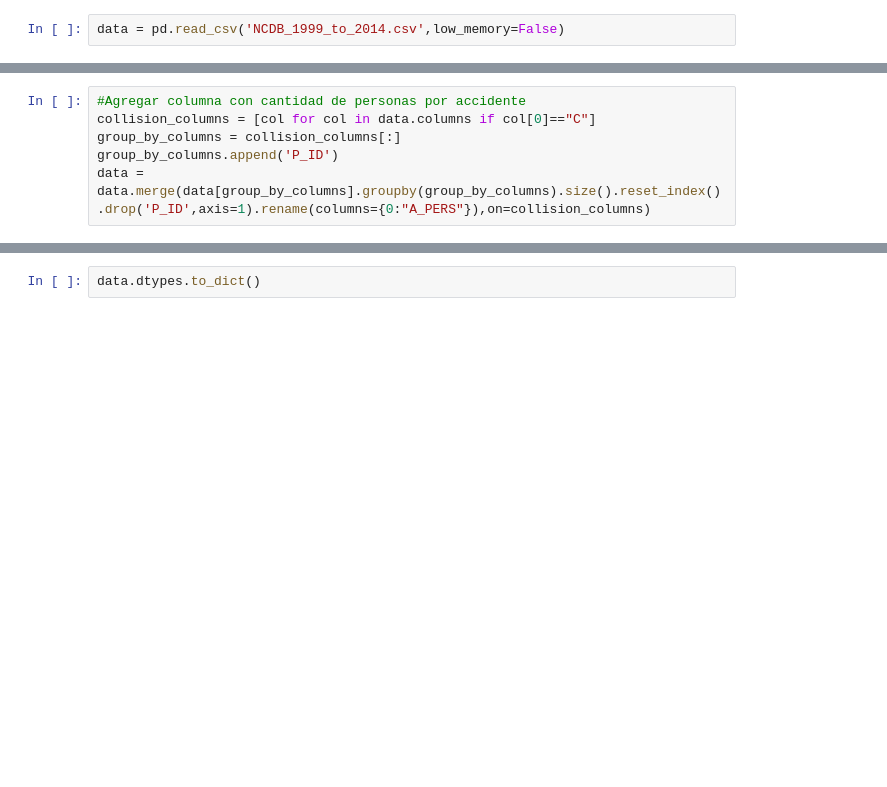
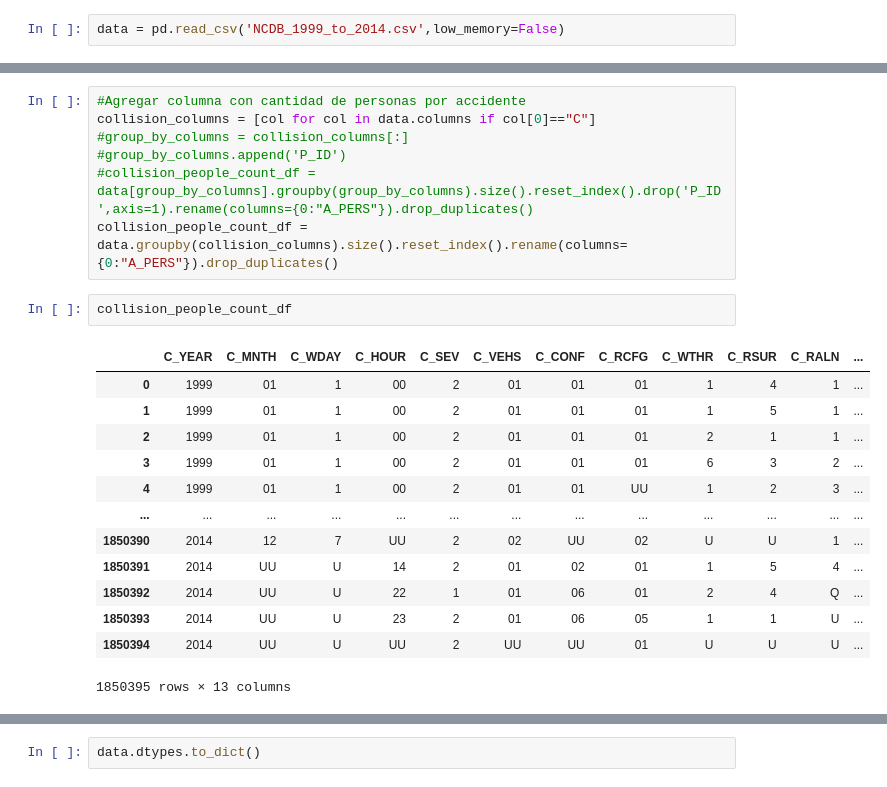
Before and after one commit to Randy03/cunef_ml_canadian_crash, a Jupyter notebook: EDA.ipynb, the cells around one changed output, grey strips where cells are left out. Saved outputs shown, nothing was run; the diff lists cells and outputs as text; blank space fills up the shorter version.

Commit message:
row count fix

```diff
--- a/EDA.ipynb
+++ b/EDA.ipynb
@@ -21,6 +27,23 @@ data.head()
 # %%
 #Agregar columna con cantidad de personas por accidente
 collision_columns = [col for col in data.columns if col[0]=="C"]
-group_by_columns = collision_columns[:]
-group_by_columns.append('P_ID')
-data = data.merge(data[group_by_columns].groupby(group_by_columns).size().reset_index().drop('P_ID',axis=1).rename(columns={0:"A_PERS"}),on=collision_columns)
+#group_by_columns = collision_columns[:]
+#group_by_columns.append('P_ID')
+#collision_people_count_df = data[group_by_columns].groupby(group_by_columns).size().reset_index().drop('P_ID',axis=1).rename(columns={0:"A_PERS"}).drop_duplicates()
+collision_people_count_df = data.groupby(collision_columns).size().reset_index().rename(columns={0:"A_PERS"}).drop_duplicates()
+# %%
+collision_people_count_df
+# %% [output]
+|  | C_YEAR | C_MNTH | C_WDAY | C_HOUR | C_SEV | C_VEHS | C_CONF | C_RCFG | C_WTHR | C_RSUR | C_RALN | ... |
+| 0 | 1999 | 01 | 1 | 00 | 2 | 01 | 01 | 01 | 1 | 4 | 1 | ... |
+| 1 | 1999 | 01 | 1 | 00 | 2 | 01 | 01 | 01 | 1 | 5 | 1 | ... |
+| 2 | 1999 | 01 | 1 | 00 | 2 | 01 | 01 | 01 | 2 | 1 | 1 | ... |
+| 3 | 1999 | 01 | 1 | 00 | 2 | 01 | 01 | 01 | 6 | 3 | 2 | ... |
+| 4 | 1999 | 01 | 1 | 00 | 2 | 01 | 01 | UU | 1 | 2 | 3 | ... |
+| ... | ... | ... | ... | ... | ... | ... | ... | ... | ... | ... | ... | ... |
+| 1850390 | 2014 | 12 | 7 | UU | 2 | 02 | UU | 02 | U | U | 1 | ... |
+| 1850391 | 2014 | UU | U | 14 | 2 | 01 | 02 | 01 | 1 | 5 | 4 | ... |
+| 1850392 | 2014 | UU | U | 22 | 1 | 01 | 06 | 01 | 2 | 4 | Q | ... |
+| 1850393 | 2014 | UU | U | 23 | 2 | 01 | 06 | 05 | 1 | 1 | U | ... |
+| 1850394 | 2014 | UU | U | UU | 2 | UU | UU | 01 | U | U | U | ... |
+1850395 rows × 13 columns
```
Also changed, not shown: parts of 13 cells of this notebook.
